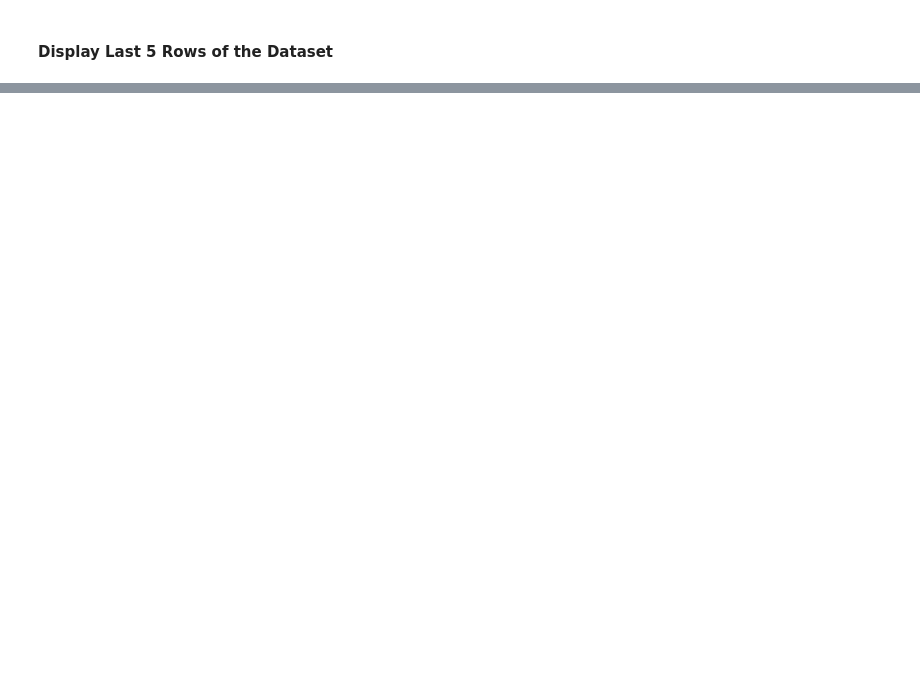
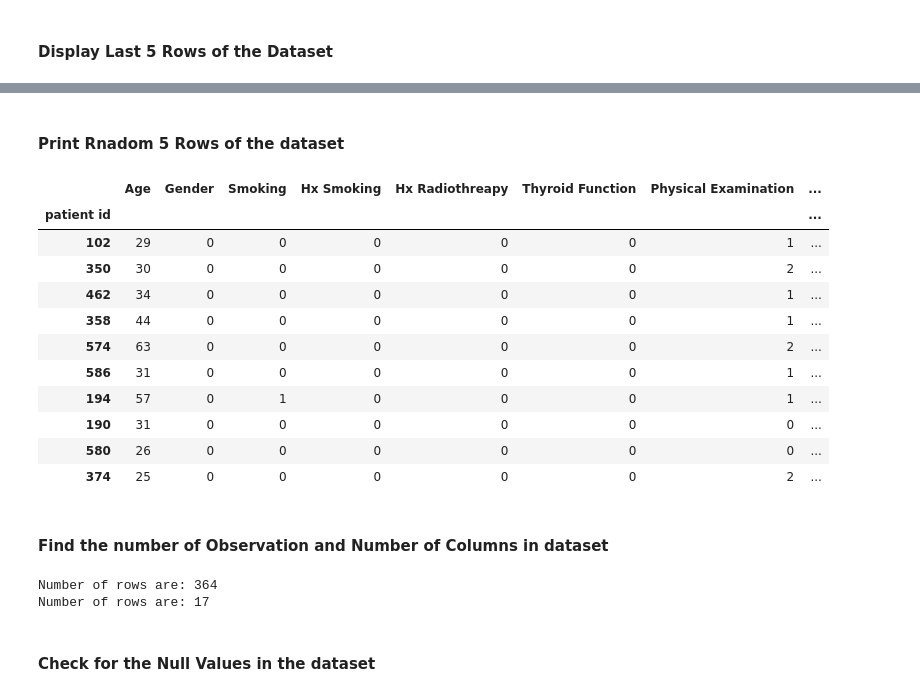
Before and after one commit to precious-05/Python-Guide, a Jupyter notebook: DataVisualization/EDA.ipynb, the cells around one changed output, grey strips where cells are left out. Saved outputs shown, nothing was run; the diff lists cells and outputs as text; code cells hidden in the pictures; blank space fills up the shorter version.

```diff
--- a/DataVisualization/EDA.ipynb
+++ b/DataVisualization/EDA.ipynb
@@ -8,6 +8,7 @@ df=pd.read_csv('C:\\Users\\Hp\\Desktop\\learning\\Python-Guide\\practicePandas\\
 df1=pd.read_csv('C:\\Users\\Hp\\Desktop\\learning\\Python-Guide\\practicePandas\\Thyroid_Diff.csv')
 # %%
 #df1['Physical Examination'].unique()
+df.set_index('patient id',inplace=True)
 # %%
 # During EDA code will generate different warnings so lets disable all the warnings
 import warnings
@@ -83,0 +40,27 @@ df.tail()
+# %% [markdown]
+#### **Print Rnadom 5 Rows of the dataset**
+# %%
+df.sample(10)
+# %% [output]
+|  | Age | Gender | Smoking | Hx Smoking | Hx Radiothreapy | Thyroid Function | Physical Examination | ... |
+| patient id |  |  |  |  |  |  |  | ... |
+| 102 | 29 | 0 | 0 | 0 | 0 | 0 | 1 | ... |
+| 350 | 30 | 0 | 0 | 0 | 0 | 0 | 2 | ... |
+| 462 | 34 | 0 | 0 | 0 | 0 | 0 | 1 | ... |
+| 358 | 44 | 0 | 0 | 0 | 0 | 0 | 1 | ... |
+| 574 | 63 | 0 | 0 | 0 | 0 | 0 | 2 | ... |
+| 586 | 31 | 0 | 0 | 0 | 0 | 0 | 1 | ... |
+| 194 | 57 | 0 | 1 | 0 | 0 | 0 | 1 | ... |
+| 190 | 31 | 0 | 0 | 0 | 0 | 0 | 0 | ... |
+| 580 | 26 | 0 | 0 | 0 | 0 | 0 | 0 | ... |
+| 374 | 25 | 0 | 0 | 0 | 0 | 0 | 2 | ... |
+# %% [markdown]
+#### **Find the number of Observation and Number of Columns in dataset**
+# %%
+print('Number of rows are:',df.shape[0])
+print('Number of rows are:',df.shape[1])
+# %% [output]
+Number of rows are: 364
+Number of rows are: 17
+# %% [markdown]
+#### **Check for the Null Values in the dataset**
```
Also changed, not shown: parts of 10 cells of this notebook, 2 other files.
